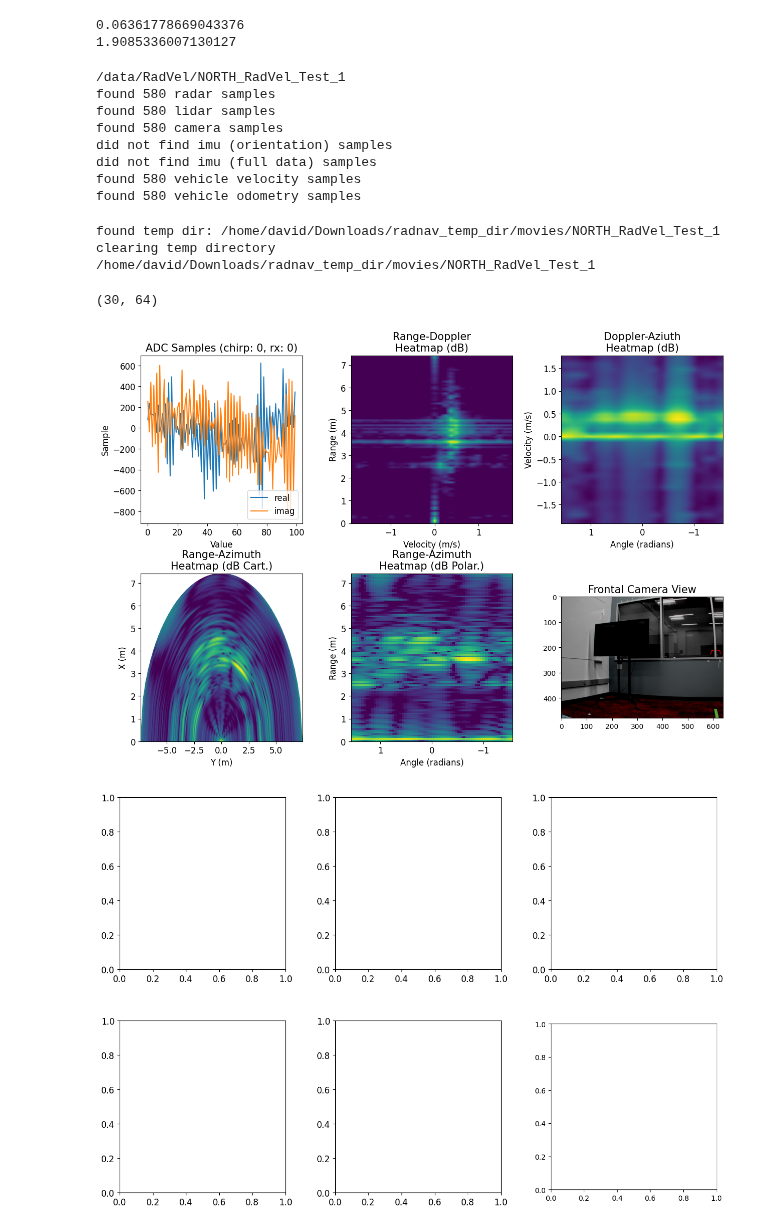
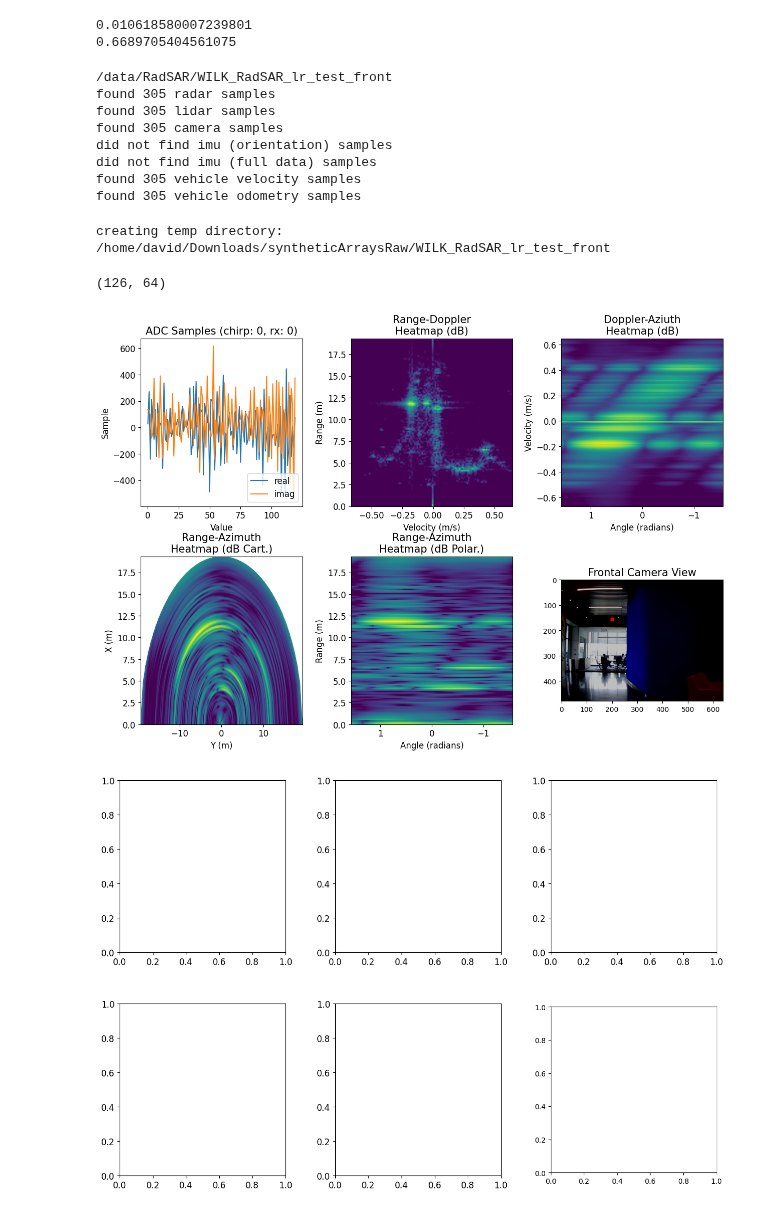
Before and after one commit to davidmhunt/mmwave_radar_processing, a Jupyter notebook: notebooks/testing_static_arrays_endfire_cfg.ipynb, the cells around one changed output. Saved outputs shown, nothing was run; the diff lists cells and outputs as text; code cells hidden in the pictures.

```diff
--- a/notebooks/testing_static_arrays_endfire_cfg.ipynb
+++ b/notebooks/testing_static_arrays_endfire_cfg.ipynb
@@ -7,7 +7,7 @@ import numpy as np
 from dotenv import load_dotenv
 load_dotenv()
 # DATASET_PATH=os.getenv("DATASET_DIRECTORY")
-DATASET_PATH="/data/RadVel"
+DATASET_PATH="/data/RadSAR"
 CONFIG_DIRECTORY = os.getenv("CONFIG_DIRECTORY")
 
 sys.path.append("../")
@@ -22,18 +22,19 @@ from mmwave_radar_processing.plotting.movies_mmWave_data import MovieGeneratorMm
 # %%
 cfg_manager = ConfigManager()
 
-cfg_path = os.path.join(CONFIG_DIRECTORY,"RadVel.cfg")
+cfg_path = os.path.join(CONFIG_DIRECTORY,"RadSAR_lr.cfg")
 # cfg_path = os.path.join(CONFIG_DIRECTORY,"RadSAR_2_sr.cfg")
 cfg_manager.load_cfg(cfg_path)
 cfg_manager.compute_radar_perforance(profile_idx=0)
 print(cfg_manager.vel_res_m_s)
 print(cfg_manager.vel_max_m_s)
 # %% [output]
-0.06361778669043376
-1.9085336007130127
+0.010618580007239801
+0.6689705404561075
 # %%
 #load the dataset
-dataset_name = "NORTH_RadVel_Test_1"
+# dataset_name = "NORTH_RadSAR_TRAIN_1"
+dataset_name = "WILK_RadSAR_lr_test_front"
 dataset_path = os.path.join(DATASET_PATH,dataset_name)
 print(dataset_path)
 # dataset_name = "RadSAR_2_CPSL"
@@ -49,14 +50,14 @@ dataset = CpslDS(
     vehicle_odom_folder="vehicle_odom"
 )
 # %% [output]
-/data/RadVel/NORTH_RadVel_Test_1
-found 580 radar samples
-found 580 lidar samples
-found 580 camera samples
+/data/RadSAR/WILK_RadSAR_lr_test_front
+found 305 radar samples
+found 305 lidar samples
+found 305 camera samples
 did not find imu (orientation) samples
 did not find imu (full data) samples
-found 580 vehicle velocity samples
-found 580 vehicle odometry samples
+found 305 vehicle velocity samples
+found 305 vehicle odometry samples
 # %%
 #load the plotter
 plotter = PlotterMmWaveData(config_manager=cfg_manager)
@@ -88,49 +89,48 @@ movie_generator = MovieGeneratorMmWaveData(
     range_doppler_processor=range_doppler_processor,
     doppler_azimuth_processor=doppler_azimuth_processor,
     virtual_array_reformatter=virtual_array_reformatter,
-    temp_dir_path=os.path.join(os.getenv("MOVIE_TEMP_DIRECTORY"),dataset_name)
+    temp_dir_path=os.path.join("~/Downloads/syntheticArraysRaw",dataset_name)
 )
 # %% [output]
-found temp dir: /home/david/Downloads/radnav_temp_dir/movies/NORTH_RadVel_Test_1
-clearing temp directory /home/david/Downloads/radnav_temp_dir/movies/NORTH_RadVel_Test_1
+creating temp directory: /home/david/Downloads/syntheticArraysRaw/WILK_RadSAR_lr_test_front
 # %%
 #for getting access to the adc cube
-idx=250
+idx=82
 adc_cube = dataset.get_radar_data(idx)
 
 adc_cube = virtual_array_reformatter.process(adc_cube)
 
 #for computing the raw responses
 rng_az_resp = range_az_processor.process(adc_cube=adc_cube,chirp_idx=0)
 rng_dop_resp = range_doppler_processor.process(adc_cube=adc_cube,rx_idx=0)
 dop_az_resp = doppler_azimuth_processor.process(adc_cube=adc_cube)
 
 print(dop_az_resp.shape)
 try:
     camera_view = dataset.get_camera_frame(idx)
 except AssertionError:
     camera_view = np.empty(shape=(0))
 
 #for generating a compilation of plots
 fig,axs=plt.subplots(2,3, figsize=(15,10))
 fig.subplots_adjust(wspace=0.3,hspace=0.30)
 
 plotter.plot_compilation(
     adc_cube=adc_cube,
     range_doppler_processor=range_doppler_processor,
     range_azimuth_processor=range_az_processor,
     doppler_azimuth_processor=doppler_azimuth_processor,
     camera_view=camera_view,
     convert_to_dB=True,
     cmap="viridis",
     chirp_idx=0,
     rx_antenna_idx=0,
     axs=axs,
     show=True
 )
 # %% [output]
-(30, 64)
+(126, 64)
-[figure, old version]
+[figure, new version]
 # %%
 #generate the movie - initialize the figure
 movie_generator.initialize_figure(nrows=2,ncols=3,figsize=(15,10))
```
Also changed, not shown: parts of 1 cell of this notebook, 16 other files.
